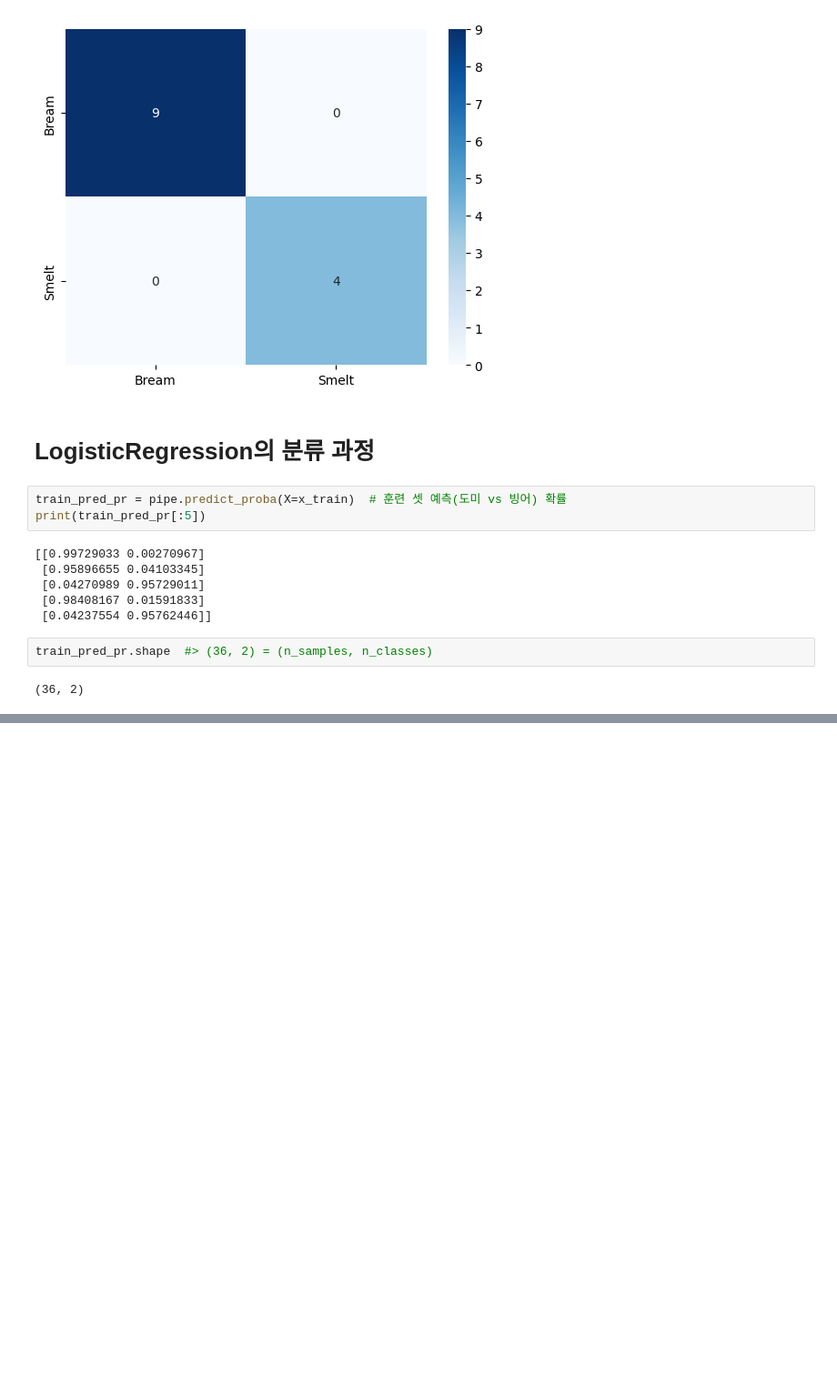
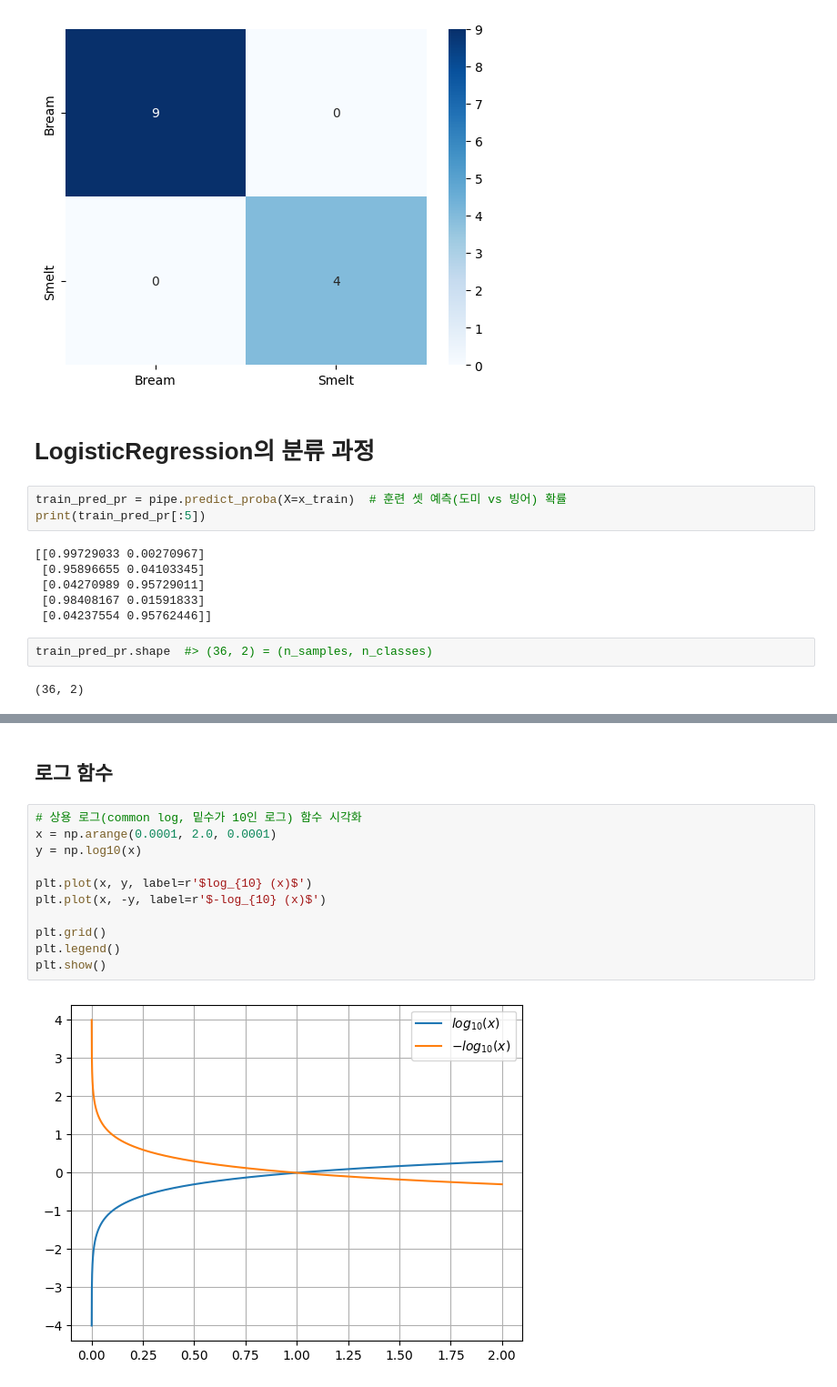
Before and after one commit to JakeOh/202605_BD57, a Jupyter notebook: lab_ml/ml08_logistic_regression.ipynb, the cells around one changed output, grey strips where cells are left out. Shown at 91% size. Saved outputs shown, nothing was run; the diff lists cells and outputs as text; blank space fills up the shorter version.

```diff
--- a/lab_ml/ml08_logistic_regression.ipynb
+++ b/lab_ml/ml08_logistic_regression.ipynb
@@ -272,0 +294,15 @@ Logistic Regression 이진 분류(binary-class classification) 원리
+# %% [markdown]
+## 로그 함수
+# %%
+# 상용 로그(common log, 밑수가 10인 로그) 함수 시각화
+x = np.arange(0.0001, 2.0, 0.0001)
+y = np.log10(x)
+
+plt.plot(x, y, label=r'$log_{10} (x)$')
+plt.plot(x, -y, label=r'$-log_{10} (x)$')
+
+plt.grid()
+plt.legend()
+plt.show()
+# %% [output]
+[figure, added]
```
Also changed, not shown: parts of 4 cells of this notebook.
